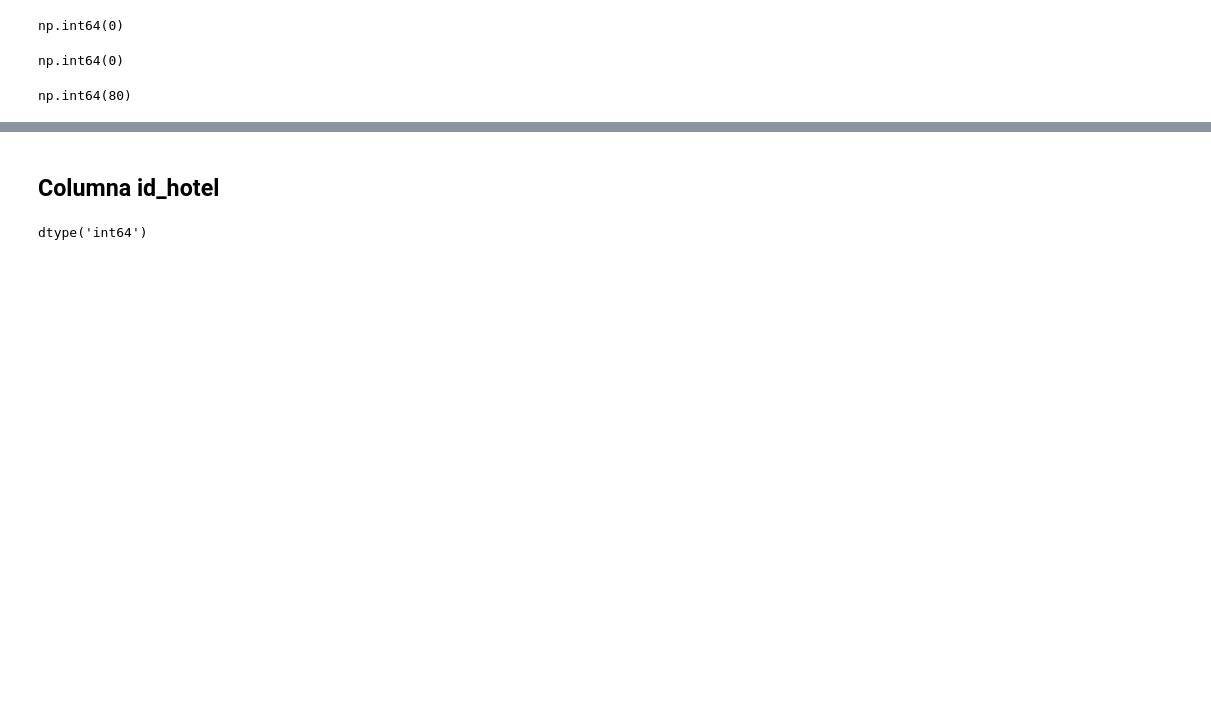
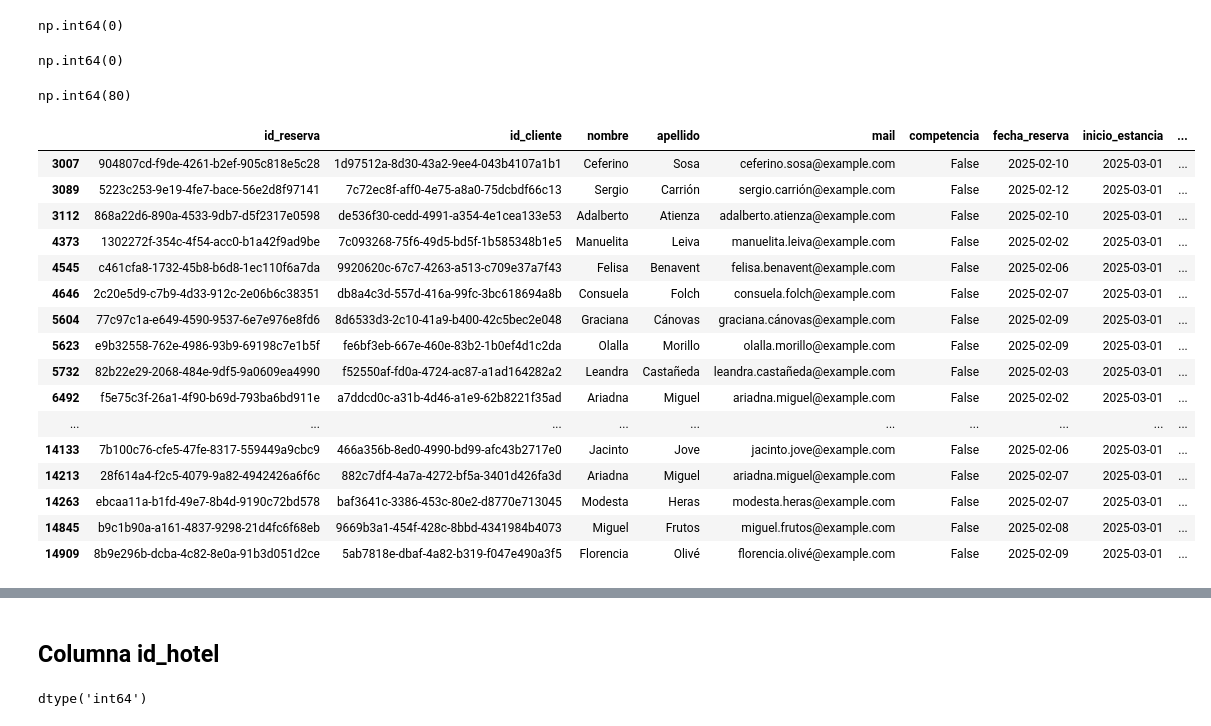
Before and after one commit to Gabijc/Proyecto_ETL_Hoteles, a Jupyter notebook: Notebooks/Analisis_inicial.ipynb, the cells around one changed output, grey strips where cells are left out. Drawn from its saved outputs; the diff is of its cells as text; code cells hidden in the pictures; blank space fills up the shorter version.

```diff
--- a/Notebooks/Analisis_inicial.ipynb
+++ b/Notebooks/Analisis_inicial.ipynb
@@ -347,6 +417,26 @@ np.int64(0)
 hoteles_grupo["id_cliente"].duplicated().sum()
 # %% [output]
 np.int64(80)
+# %%
+hoteles_grupo[hoteles_grupo["mail"].duplicated()]
+# %% [output]
+|  | id_reserva | id_cliente | nombre | apellido | mail | competencia | fecha_reserva | inicio_estancia | ... |
+| 3007 | 904807cd-f9de-4261-b2ef-905c818e5c28 | 1d97512a-8d30-43a2-9ee4-043b4107a1b1 | Ceferino | Sosa | ceferino.sosa@example.com | False | 2025-02-10 | 2025-03-01 | ... |
+| 3089 | 5223c253-9e19-4fe7-bace-56e2d8f97141 | 7c72ec8f-aff0-4e75-a8a0-75dcbdf66c13 | Sergio | Carrión | sergio.carrión@example.com | False | 2025-02-12 | 2025-03-01 | ... |
+| 3112 | 868a22d6-890a-4533-9db7-d5f2317e0598 | de536f30-cedd-4991-a354-4e1cea133e53 | Adalberto | Atienza | adalberto.atienza@example.com | False | 2025-02-10 | 2025-03-01 | ... |
+| 4373 | 1302272f-354c-4f54-acc0-b1a42f9ad9be | 7c093268-75f6-49d5-bd5f-1b585348b1e5 | Manuelita | Leiva | manuelita.leiva@example.com | False | 2025-02-02 | 2025-03-01 | ... |
+| 4545 | c461cfa8-1732-45b8-b6d8-1ec110f6a7da | 9920620c-67c7-4263-a513-c709e37a7f43 | Felisa | Benavent | felisa.benavent@example.com | False | 2025-02-06 | 2025-03-01 | ... |
+| 4646 | 2c20e5d9-c7b9-4d33-912c-2e06b6c38351 | db8a4c3d-557d-416a-99fc-3bc618694a8b | Consuela | Folch | consuela.folch@example.com | False | 2025-02-07 | 2025-03-01 | ... |
+| 5604 | 77c97c1a-e649-4590-9537-6e7e976e8fd6 | 8d6533d3-2c10-41a9-b400-42c5bec2e048 | Graciana | Cánovas | graciana.cánovas@example.com | False | 2025-02-09 | 2025-03-01 | ... |
+| 5623 | e9b32558-762e-4986-93b9-69198c7e1b5f | fe6bf3eb-667e-460e-83b2-1b0ef4d1c2da | Olalla | Morillo | olalla.morillo@example.com | False | 2025-02-09 | 2025-03-01 | ... |
+| 5732 | 82b22e29-2068-484e-9df5-9a0609ea4990 | f52550af-fd0a-4724-ac87-a1ad164282a2 | Leandra | Castañeda | leandra.castañeda@example.com | False | 2025-02-03 | 2025-03-01 | ... |
+| 6492 | f5e75c3f-26a1-4f90-b69d-793ba6bd911e | a7ddcd0c-a31b-4d46-a1e9-62b8221f35ad | Ariadna | Miguel | ariadna.miguel@example.com | False | 2025-02-02 | 2025-03-01 | ... |
+| ... | ... | ... | ... | ... | ... | ... | ... | ... | ... |
+| 14133 | 7b100c76-cfe5-47fe-8317-559449a9cbc9 | 466a356b-8ed0-4990-bd99-afc43b2717e0 | Jacinto | Jove | jacinto.jove@example.com | False | 2025-02-06 | 2025-03-01 | ... |
+| 14213 | 28f614a4-f2c5-4079-9a82-4942426a6f6c | 882c7df4-4a7a-4272-bf5a-3401d426fa3d | Ariadna | Miguel | ariadna.miguel@example.com | False | 2025-02-07 | 2025-03-01 | ... |
+| 14263 | ebcaa11a-b1fd-49e7-8b4d-9190c72bd578 | baf3641c-3386-453c-80e2-d8770e713045 | Modesta | Heras | modesta.heras@example.com | False | 2025-02-07 | 2025-03-01 | ... |
+| 14845 | b9c1b90a-a161-4837-9298-21d4fc6f68eb | 9669b3a1-454f-428c-8bbd-4341984b4073 | Miguel | Frutos | miguel.frutos@example.com | False | 2025-02-08 | 2025-03-01 | ... |
+| 14909 | 8b9e296b-dcba-4c82-8e0a-91b3d051d2ce | 5ab7818e-dbaf-4a82-b319-f047e490a3f5 | Florencia | Olivé | florencia.olivé@example.com | False | 2025-02-09 | 2025-03-01 | ... |
 # %%
 hoteles_grupo[hoteles_grupo["id_cliente"].duplicated()]
 # %% [output]
```
Also changed, not shown: parts of 21 cells of this notebook, 3 other files.
